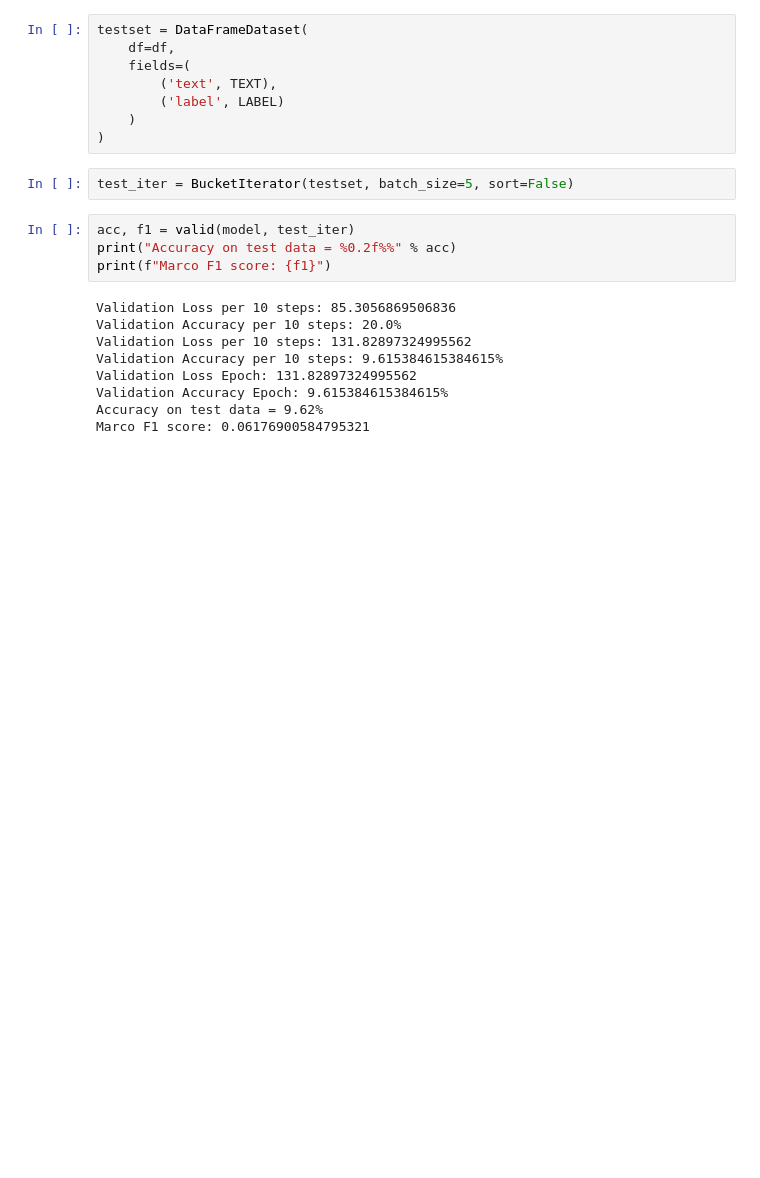
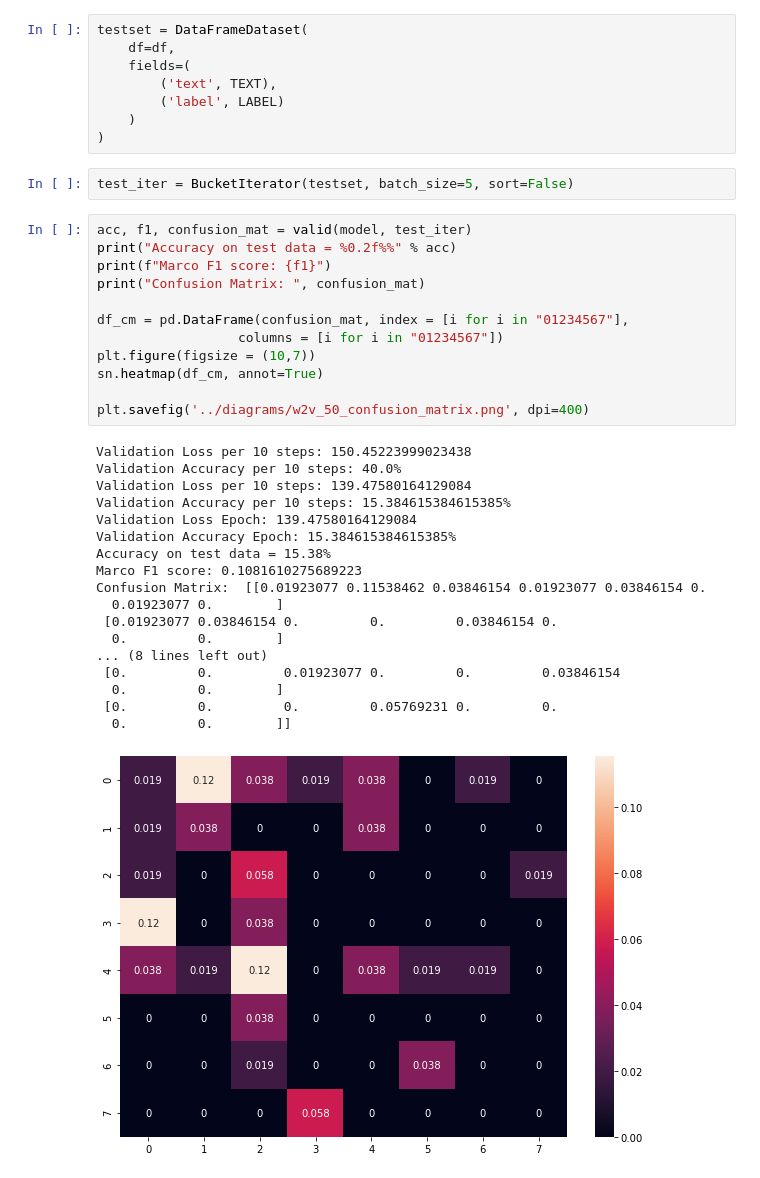
Before and after one commit to neuromaancer/politeness-detection, a Jupyter notebook: detection/W2V_model.ipynb, the cells around one changed output. Cells and saved outputs as stored; diff of their text form; blank space fills up the shorter version.

```diff
--- a/detection/W2V_model.ipynb
+++ b/detection/W2V_model.ipynb
@@ -366,15 +379,33 @@ testset = DataFrameDataset(
 # %%
 test_iter = BucketIterator(testset, batch_size=5, sort=False)
 # %%
-acc, f1 = valid(model, test_iter)
+acc, f1, confusion_mat = valid(model, test_iter)
 print("Accuracy on test data = %0.2f%%" % acc)
 print(f"Marco F1 score: {f1}")
+print("Confusion Matrix: ", confusion_mat)
+
+df_cm = pd.DataFrame(confusion_mat, index = [i for i in "01234567"],
+                  columns = [i for i in "01234567"])
+plt.figure(figsize = (10,7))
+sn.heatmap(df_cm, annot=True)
+
+plt.savefig('../diagrams/w2v_50_confusion_matrix.png', dpi=400)
 # %% [output]
-Validation Loss per 10 steps: 85.3056869506836
-Validation Accuracy per 10 steps: 20.0%
-Validation Loss per 10 steps: 131.82897324995562
-Validation Accuracy per 10 steps: 9.615384615384615%
-Validation Loss Epoch: 131.82897324995562
-Validation Accuracy Epoch: 9.615384615384615%
-Accuracy on test data = 9.62%
-Marco F1 score: 0.06176900584795321
+Validation Loss per 10 steps: 150.45223999023438
+Validation Accuracy per 10 steps: 40.0%
+Validation Loss per 10 steps: 139.47580164129084
+Validation Accuracy per 10 steps: 15.384615384615385%
+Validation Loss Epoch: 139.47580164129084
+Validation Accuracy Epoch: 15.384615384615385%
+Accuracy on test data = 15.38%
+Marco F1 score: 0.1081610275689223
+Confusion Matrix:  [[0.01923077 0.11538462 0.03846154 0.01923077 0.03846154 0.
+  0.01923077 0.        ]
+ [0.01923077 0.03846154 0.         0.         0.03846154 0.
+  0.         0.        ]
+... (8 lines left out)
+ [0.         0.         0.01923077 0.         0.         0.03846154
+  0.         0.        ]
+ [0.         0.         0.         0.05769231 0.         0.
+  0.         0.        ]]
+[figure, added]
```
Also changed, not shown: parts of 4 cells of this notebook, 14 other files.
